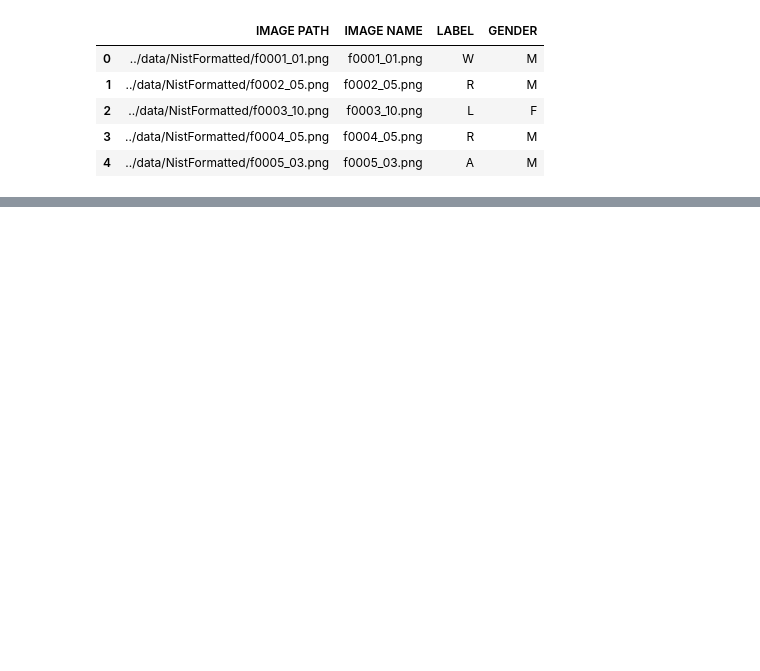
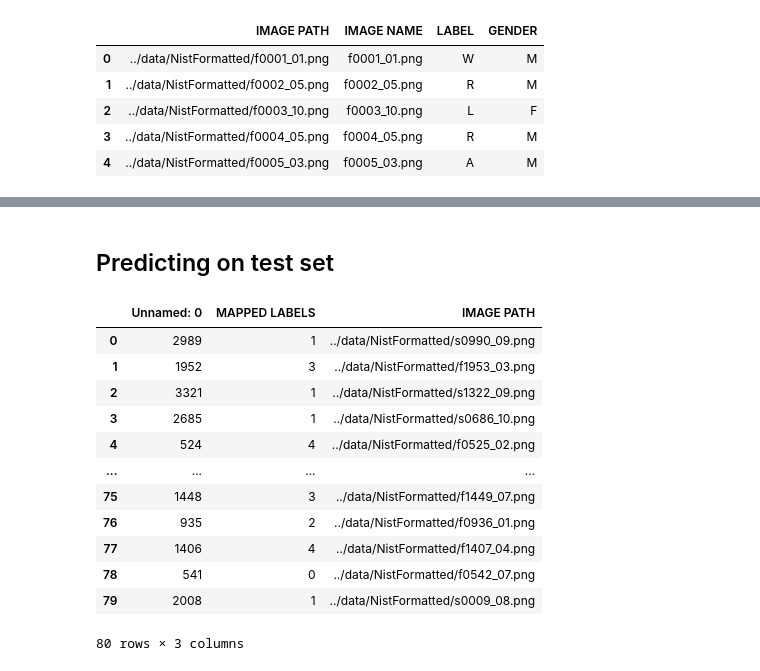
Before and after one commit to Sachin2911/Fingerprint-Blood-Group-Detection, a Jupyter notebook: Algos/Nist1.0.0.ipynb, the cells around one changed output, grey strips where cells are left out. Cells and saved outputs as stored; diff of their text form; code cells hidden in the pictures; blank space fills up the shorter version.

```diff
--- a/Algos/Nist1.0.0.ipynb
+++ b/Algos/Nist1.0.0.ipynb
@@ -195,0 +237,20 @@ plt.show()
+# %% [markdown]
+## Predicting on test set
+# %%
+testing_df = pd.read_csv('DataNist1.0.0/test_df.csv')
+# %%
+testing_df
+# %% [output]
+|  | Unnamed: 0 | MAPPED LABELS | IMAGE PATH |
+| 0 | 2989 | 1 | ../data/NistFormatted/s0990_09.png |
+| 1 | 1952 | 3 | ../data/NistFormatted/f1953_03.png |
+| 2 | 3321 | 1 | ../data/NistFormatted/s1322_09.png |
+| 3 | 2685 | 1 | ../data/NistFormatted/s0686_10.png |
+| 4 | 524 | 4 | ../data/NistFormatted/f0525_02.png |
+| ... | ... | ... | ... |
+| 75 | 1448 | 3 | ../data/NistFormatted/f1449_07.png |
+| 76 | 935 | 2 | ../data/NistFormatted/f0936_01.png |
+| 77 | 1406 | 4 | ../data/NistFormatted/f1407_04.png |
+| 78 | 541 | 0 | ../data/NistFormatted/f0542_07.png |
+| 79 | 2008 | 1 | ../data/NistFormatted/s0009_08.png |
+80 rows × 3 columns
```
Also changed, not shown: parts of 28 cells of this notebook, 8 other files.
